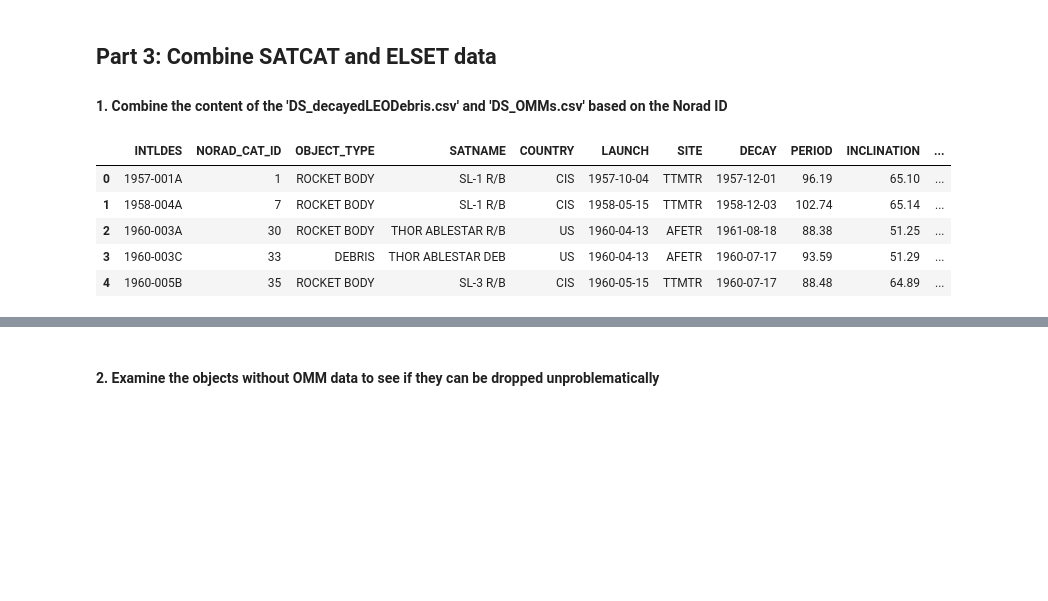
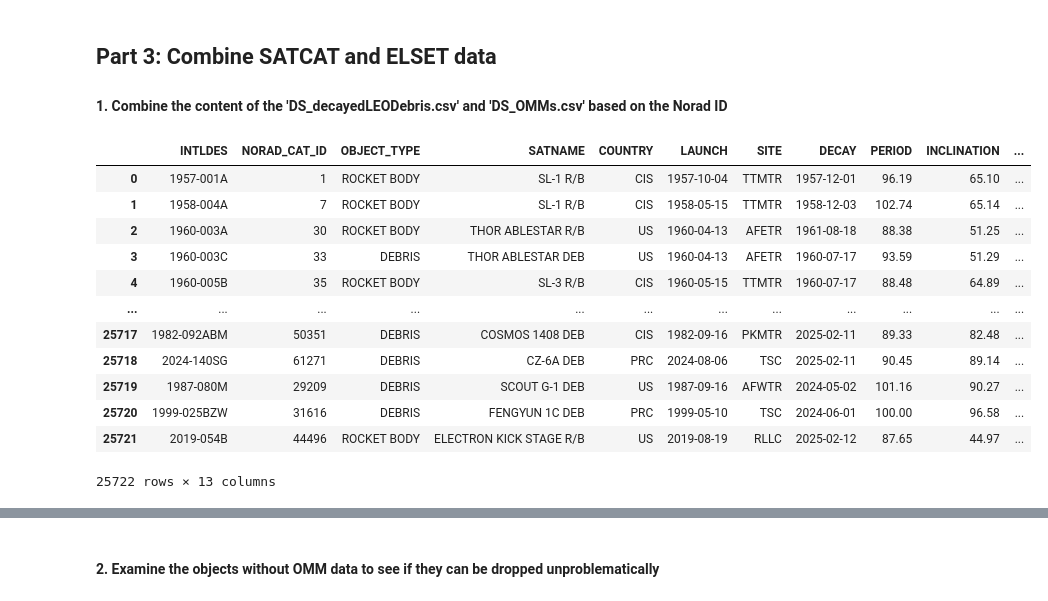
Before and after one commit to brianna404/DS_SpaceDebris, a Jupyter notebook: Code/DS_DataPreparation_Combine.ipynb, the cells around one changed output, grey strips where cells are left out. Saved outputs shown, nothing was run; the diff lists cells and outputs as text; code cells hidden in the pictures; blank space fills up the shorter version.

```diff
--- a/Code/DS_DataPreparation_Combine.ipynb
+++ b/Code/DS_DataPreparation_Combine.ipynb
@@ -4,18 +4,25 @@
 # %%
 import pandas as pd
 import matplotlib.pyplot as plt
 pd.set_option('display.max_columns', None)
 
 # read data SATCAT data from csv
 decayedLEODebris_df = pd.read_csv('../Data/DS_decayedLEODebris.csv')
-decayedLEODebris_df.head()
+decayedLEODebris_df
 # %% [output]
 |  | INTLDES | NORAD_CAT_ID | OBJECT_TYPE | SATNAME | COUNTRY | LAUNCH | SITE | DECAY | PERIOD | INCLINATION | ... |
 | 0 | 1957-001A | 1 | ROCKET BODY | SL-1 R/B | CIS | 1957-10-04 | TTMTR | 1957-12-01 | 96.19 | 65.10 | ... |
 | 1 | 1958-004A | 7 | ROCKET BODY | SL-1 R/B | CIS | 1958-05-15 | TTMTR | 1958-12-03 | 102.74 | 65.14 | ... |
 | 2 | 1960-003A | 30 | ROCKET BODY | THOR ABLESTAR R/B | US | 1960-04-13 | AFETR | 1961-08-18 | 88.38 | 51.25 | ... |
 | 3 | 1960-003C | 33 | DEBRIS | THOR ABLESTAR DEB | US | 1960-04-13 | AFETR | 1960-07-17 | 93.59 | 51.29 | ... |
 | 4 | 1960-005B | 35 | ROCKET BODY | SL-3 R/B | CIS | 1960-05-15 | TTMTR | 1960-07-17 | 88.48 | 64.89 | ... |
+| ... | ... | ... | ... | ... | ... | ... | ... | ... | ... | ... | ... |
+| 25717 | 1982-092ABM | 50351 | DEBRIS | COSMOS 1408 DEB | CIS | 1982-09-16 | PKMTR | 2025-02-11 | 89.33 | 82.48 | ... |
+| 25718 | 2024-140SG | 61271 | DEBRIS | CZ-6A DEB | PRC | 2024-08-06 | TSC | 2025-02-11 | 90.45 | 89.14 | ... |
+| 25719 | 1987-080M | 29209 | DEBRIS | SCOUT G-1 DEB | US | 1987-09-16 | AFWTR | 2024-05-02 | 101.16 | 90.27 | ... |
+| 25720 | 1999-025BZW | 31616 | DEBRIS | FENGYUN 1C DEB | PRC | 1999-05-10 | TSC | 2024-06-01 | 100.00 | 96.58 | ... |
+| 25721 | 2019-054B | 44496 | ROCKET BODY | ELECTRON KICK STAGE R/B | US | 2019-08-19 | RLLC | 2025-02-12 | 87.65 | 44.97 | ... |
+25722 rows × 13 columns
 # %%
 # read ELSET data from csv
 OMMs_df = pd.read_csv('../Data/DS_OMMs.csv')
```
Also changed, not shown: parts of 12 cells of this notebook, 9 other files.
